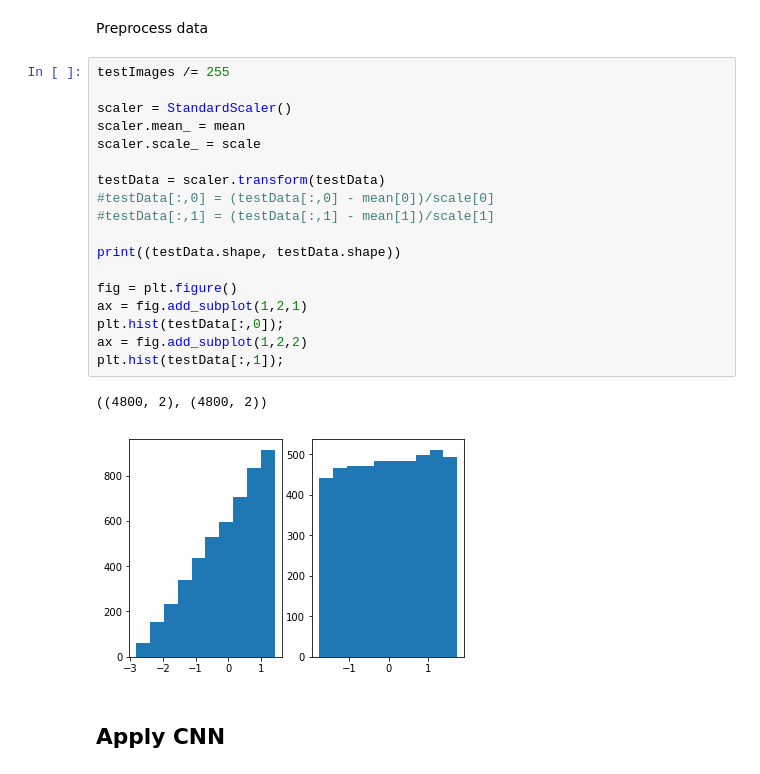
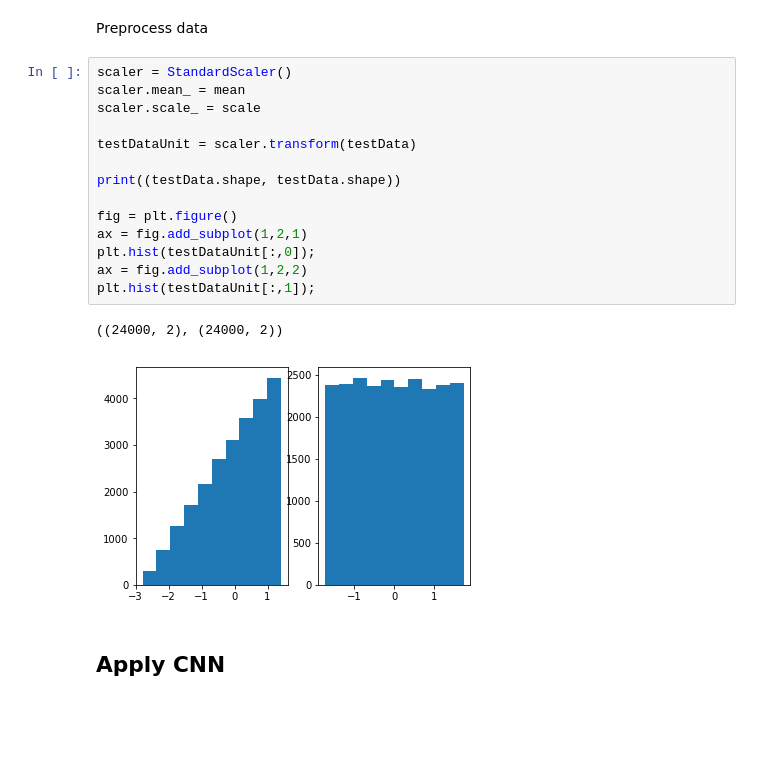
Before and after one commit to agrayver/streakcnn, a Jupyter notebook: test_CNN_pytorch.ipynb, the cells around one changed output. Cells and saved outputs as stored; diff of their text form; blank space fills up the shorter version.

```diff
--- a/test_CNN_pytorch.ipynb
+++ b/test_CNN_pytorch.ipynb
@@ -82,26 +79,22 @@ plt.show()
 # %% [markdown]
 Preprocess data
 # %%
-testImages /= 255
-
 scaler = StandardScaler()
 scaler.mean_ = mean
 scaler.scale_ = scale
 
-testData = scaler.transform(testData)
-#testData[:,0] = (testData[:,0] - mean[0])/scale[0]
-#testData[:,1] = (testData[:,1] - mean[1])/scale[1]
+testDataUnit = scaler.transform(testData)
 
 print((testData.shape, testData.shape))
 
 fig = plt.figure()
 ax = fig.add_subplot(1,2,1)
-plt.hist(testData[:,0]);
+plt.hist(testDataUnit[:,0]);
 ax = fig.add_subplot(1,2,2)
-plt.hist(testData[:,1]);
+plt.hist(testDataUnit[:,1]);
 # %% [output]
-((4800, 2), (4800, 2))
+((24000, 2), (24000, 2))
-[figure, old version]
+[figure, new version]
 # %% [markdown]
 ## Apply CNN
 # %% [markdown]
```
Also changed, not shown: parts of 3 cells of this notebook, 5 other files.
